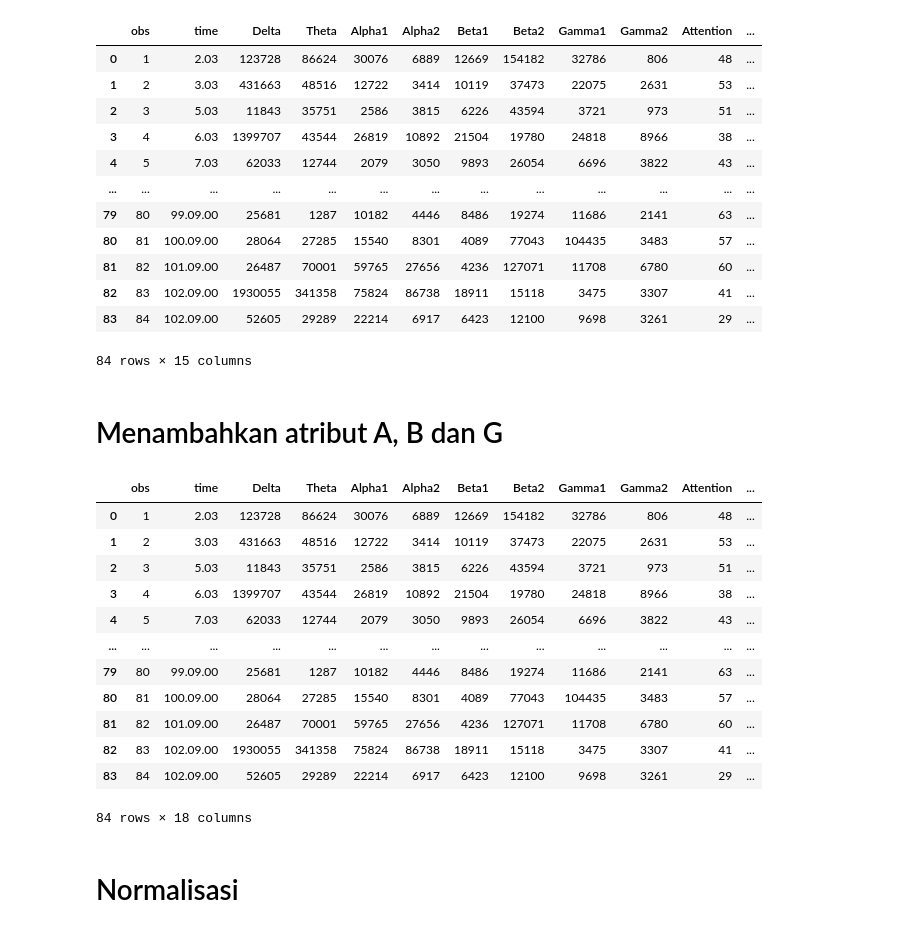
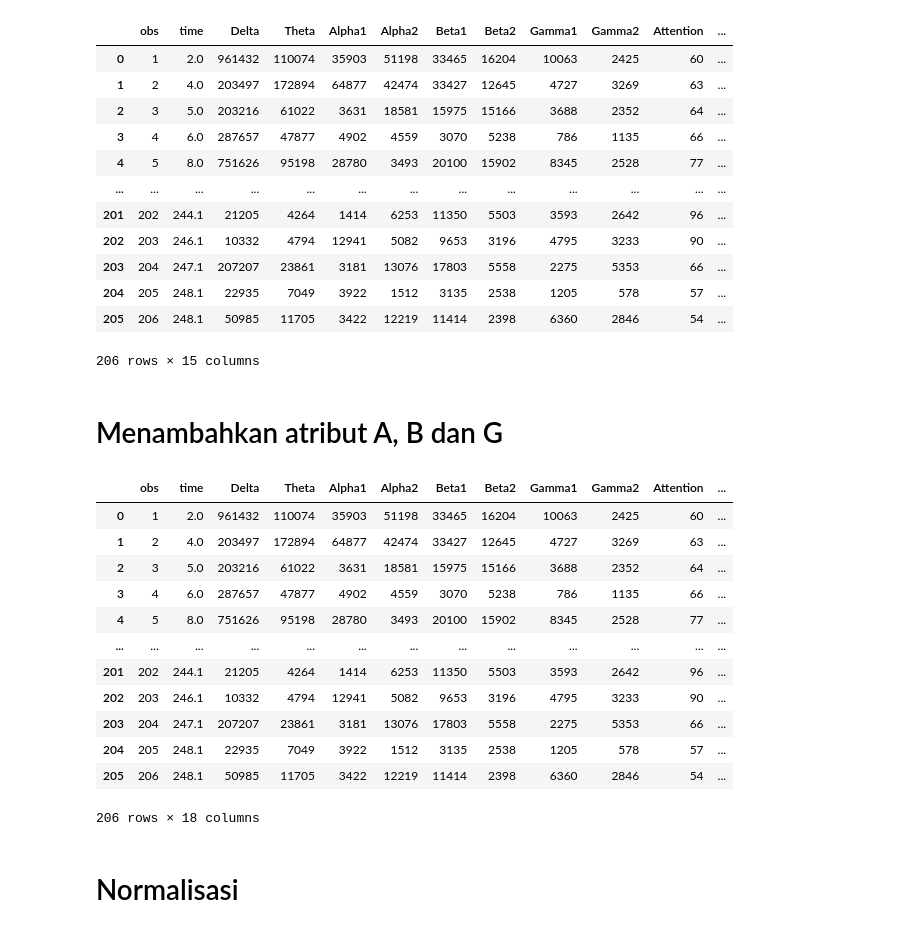
Before and after one commit to Adityazxc/uji_konsentrasi, a Jupyter notebook: skripsi.ipynb, the cells around one changed output. Saved outputs shown, nothing was run; the diff lists cells and outputs as text; code cells hidden in the pictures.

```diff
--- a/skripsi.ipynb
+++ b/skripsi.ipynb
@@ -1,26 +1,26 @@
 # %%
 import pandas as pd
 
-path='data/AditHigh.csv'
+path='data/datafix/Anwar2.csv'
 # mengubah format ; menjadi rapi
 data_mentah=pd.read_csv(path)
 
 
 display(data_mentah)
 # %% [output]
 |  | obs | time | Delta | Theta | Alpha1 | Alpha2 | Beta1 | Beta2 | Gamma1 | Gamma2 | Attention | ... |
-| 0 | 1 | 2.03 | 123728 | 86624 | 30076 | 6889 | 12669 | 154182 | 32786 | 806 | 48 | ... |
-| 1 | 2 | 3.03 | 431663 | 48516 | 12722 | 3414 | 10119 | 37473 | 22075 | 2631 | 53 | ... |
-| 2 | 3 | 5.03 | 11843 | 35751 | 2586 | 3815 | 6226 | 43594 | 3721 | 973 | 51 | ... |
-| 3 | 4 | 6.03 | 1399707 | 43544 | 26819 | 10892 | 21504 | 19780 | 24818 | 8966 | 38 | ... |
-| 4 | 5 | 7.03 | 62033 | 12744 | 2079 | 3050 | 9893 | 26054 | 6696 | 3822 | 43 | ... |
+| 0 | 1 | 2.0 | 961432 | 110074 | 35903 | 51198 | 33465 | 16204 | 10063 | 2425 | 60 | ... |
+| 1 | 2 | 4.0 | 203497 | 172894 | 64877 | 42474 | 33427 | 12645 | 4727 | 3269 | 63 | ... |
+| 2 | 3 | 5.0 | 203216 | 61022 | 3631 | 18581 | 15975 | 15166 | 3688 | 2352 | 64 | ... |
+| 3 | 4 | 6.0 | 287657 | 47877 | 4902 | 4559 | 3070 | 5238 | 786 | 1135 | 66 | ... |
+| 4 | 5 | 8.0 | 751626 | 95198 | 28780 | 3493 | 20100 | 15902 | 8345 | 2528 | 77 | ... |
 | ... | ... | ... | ... | ... | ... | ... | ... | ... | ... | ... | ... | ... |
-| 79 | 80 | 99.09.00 | 25681 | 1287 | 10182 | 4446 | 8486 | 19274 | 11686 | 2141 | 63 | ... |
-| 80 | 81 | 100.09.00 | 28064 | 27285 | 15540 | 8301 | 4089 | 77043 | 104435 | 3483 | 57 | ... |
-| 81 | 82 | 101.09.00 | 26487 | 70001 | 59765 | 27656 | 4236 | 127071 | 11708 | 6780 | 60 | ... |
-| 82 | 83 | 102.09.00 | 1930055 | 341358 | 75824 | 86738 | 18911 | 15118 | 3475 | 3307 | 41 | ... |
-| 83 | 84 | 102.09.00 | 52605 | 29289 | 22214 | 6917 | 6423 | 12100 | 9698 | 3261 | 29 | ... |
+| 201 | 202 | 244.1 | 21205 | 4264 | 1414 | 6253 | 11350 | 5503 | 3593 | 2642 | 96 | ... |
+| 202 | 203 | 246.1 | 10332 | 4794 | 12941 | 5082 | 9653 | 3196 | 4795 | 3233 | 90 | ... |
+| 203 | 204 | 247.1 | 207207 | 23861 | 3181 | 13076 | 17803 | 5558 | 2275 | 5353 | 66 | ... |
+| 204 | 205 | 248.1 | 22935 | 7049 | 3922 | 1512 | 3135 | 2538 | 1205 | 578 | 57 | ... |
+| 205 | 206 | 248.1 | 50985 | 11705 | 3422 | 12219 | 11414 | 2398 | 6360 | 2846 | 54 | ... |
-84 rows × 15 columns
+206 rows × 15 columns
 # %% [markdown]
 # Menambahkan atribut A, B dan G
 # %%
@@ -30,23 +30,24 @@ def atribut_gelombang(data_mentah):
     data_mentah['A']=(data_mentah[' Alpha1']+data_mentah[' Alpha2'])/2
     data_mentah['B']=(data_mentah[' Beta1']+data_mentah[' Beta2'])/2
     data_mentah['G']=(data_mentah[' Gamma1']+data_mentah[' Gamma2'])/2
+
     return data_mentah
 
 display(atribut_gelombang(data_mentah))
 # %% [output]
 |  | obs | time | Delta | Theta | Alpha1 | Alpha2 | Beta1 | Beta2 | Gamma1 | Gamma2 | Attention | ... |
-| 0 | 1 | 2.03 | 123728 | 86624 | 30076 | 6889 | 12669 | 154182 | 32786 | 806 | 48 | ... |
-| 1 | 2 | 3.03 | 431663 | 48516 | 12722 | 3414 | 10119 | 37473 | 22075 | 2631 | 53 | ... |
-| 2 | 3 | 5.03 | 11843 | 35751 | 2586 | 3815 | 6226 | 43594 | 3721 | 973 | 51 | ... |
-| 3 | 4 | 6.03 | 1399707 | 43544 | 26819 | 10892 | 21504 | 19780 | 24818 | 8966 | 38 | ... |
-| 4 | 5 | 7.03 | 62033 | 12744 | 2079 | 3050 | 9893 | 26054 | 6696 | 3822 | 43 | ... |
+| 0 | 1 | 2.0 | 961432 | 110074 | 35903 | 51198 | 33465 | 16204 | 10063 | 2425 | 60 | ... |
+| 1 | 2 | 4.0 | 203497 | 172894 | 64877 | 42474 | 33427 | 12645 | 4727 | 3269 | 63 | ... |
+| 2 | 3 | 5.0 | 203216 | 61022 | 3631 | 18581 | 15975 | 15166 | 3688 | 2352 | 64 | ... |
+| 3 | 4 | 6.0 | 287657 | 47877 | 4902 | 4559 | 3070 | 5238 | 786 | 1135 | 66 | ... |
+| 4 | 5 | 8.0 | 751626 | 95198 | 28780 | 3493 | 20100 | 15902 | 8345 | 2528 | 77 | ... |
 | ... | ... | ... | ... | ... | ... | ... | ... | ... | ... | ... | ... | ... |
-| 79 | 80 | 99.09.00 | 25681 | 1287 | 10182 | 4446 | 8486 | 19274 | 11686 | 2141 | 63 | ... |
-| 80 | 81 | 100.09.00 | 28064 | 27285 | 15540 | 8301 | 4089 | 77043 | 104435 | 3483 | 57 | ... |
-| 81 | 82 | 101.09.00 | 26487 | 70001 | 59765 | 27656 | 4236 | 127071 | 11708 | 6780 | 60 | ... |
-| 82 | 83 | 102.09.00 | 1930055 | 341358 | 75824 | 86738 | 18911 | 15118 | 3475 | 3307 | 41 | ... |
-| 83 | 84 | 102.09.00 | 52605 | 29289 | 22214 | 6917 | 6423 | 12100 | 9698 | 3261 | 29 | ... |
+| 201 | 202 | 244.1 | 21205 | 4264 | 1414 | 6253 | 11350 | 5503 | 3593 | 2642 | 96 | ... |
+| 202 | 203 | 246.1 | 10332 | 4794 | 12941 | 5082 | 9653 | 3196 | 4795 | 3233 | 90 | ... |
+| 203 | 204 | 247.1 | 207207 | 23861 | 3181 | 13076 | 17803 | 5558 | 2275 | 5353 | 66 | ... |
+| 204 | 205 | 248.1 | 22935 | 7049 | 3922 | 1512 | 3135 | 2538 | 1205 | 578 | 57 | ... |
+| 205 | 206 | 248.1 | 50985 | 11705 | 3422 | 12219 | 11414 | 2398 | 6360 | 2846 | 54 | ... |
-84 rows × 18 columns
+206 rows × 18 columns
 # %% [markdown]
 # Normalisasi
 # %%
```
Also changed, not shown: parts of 4 cells of this notebook, 4 other files.
